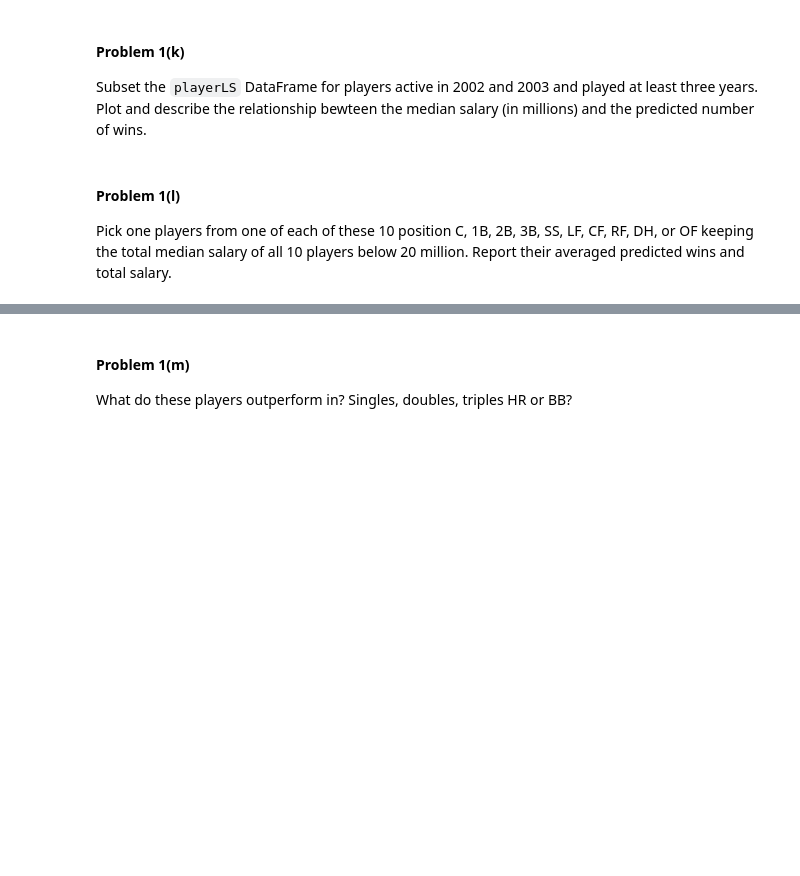
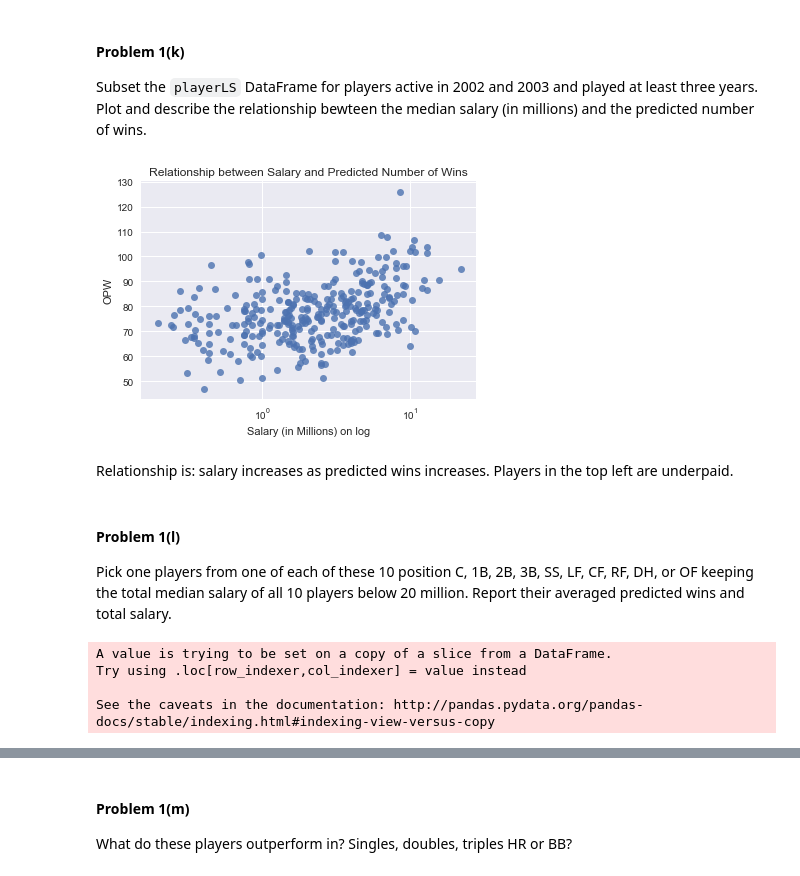
Before and after one commit to dndln/2014, a Jupyter notebook: homework/HW3_working.ipynb, the cells around one changed output, grey strips where cells are left out. Saved outputs shown, nothing was run; the diff lists cells and outputs as text; code cells hidden in the pictures; blank space fills up the shorter version.

```diff
--- a/homework/HW3_working.ipynb
+++ b/homework/HW3_working.ipynb
@@ -362,3 +379,9 @@ Using the `playerstats` DataFrame created in Problem 1(g), create a new DataFram
+# %%
+playerLS["debut"] = playerLS.debut.apply(getyear)
+playerLS["finalGame"] = playerLS.finalGame.apply(getyear)
+cols = list(playerLS.columns)
+cols[1:3]=["minYear","maxYear"]
+playerLS.columns = cols
 # %% [markdown]
 Show the head of the `playerLS` DataFrame.
 # %%
@@ -371,0 +401,5 @@ Compute the OPW for each player based on the average rates in the `playerLS` Dat
+# %%
+### Your code here ###
+avgRates = playerLS[["1B","2B","3B","HR","BB"]].values
+playerLS["OPW"] = lm.predict(avgRates)
+playerLS.head()
@@ -378,3 +417,21 @@ Add four columns to the `playerLS` DataFrame that contains the player's position
+# %%
+### Your code here ###
+from collections import defaultdict
+
+def find_pos(df):
+    positions = df.POS
+    d = defaultdict(int)
+    for pos in positions:
+        d[pos] += 1
+    result = max(d.items(), key=lambda x: x[1])
+    return result[0]
+
+positions_df = fielding.groupby("playerID").apply(find_pos)
+positions_df = positions_df.reset_index()
+positions_df = positions_df.rename(columns={0:"POS"})
+# %%
+playerLS_merged = positions_df.merge(playerLS, how='inner', on="playerID")
+playerLS_merged = playerLS_merged.merge(medianSalaries, how='inner', on=['playerID'])
 # %% [markdown]
 Show the head of the `playerLS` DataFrame.
 # %%
@@ -388,5 +451,36 @@ Subset the `playerLS` DataFrame for players active in 2002 and 2003 and played a
+# %%
+### Your code here ###
+active = playerLS_merged[(playerLS_merged["minYear"] <= 2002) & \
+                         (playerLS_merged["maxYear"] >= 2003) & \
+                         (playerLS_merged["maxYear"] - playerLS_merged["minYear"] >= 3)  ]
+fig = plt.figure()
+ax = fig.gca()
+# ax.scatter(active.salary/10**6, active.OPW, alpha=0.5, c='red')
+sns.regplot(active.median_salary/10**6, active.OPW, fit_reg=False)
+ax.set_xscale('log')
+ax.set_xlabel('Salary (in Millions) on log')
+ax.set_ylabel('OPW')
+ax.set_title('Relationship between Salary and Predicted Number of Wins')
+plt.show()
+# %% [output]
+[figure, added]
+# %% [markdown]
+Relationship is: salary increases as predicted wins increases. Players in the top left are underpaid.
 # %% [markdown]
 #### Problem 1(l)
 Pick one players from one of each of these 10 position C, 1B, 2B, 3B, SS, LF, CF, RF, DH, or OF keeping the total median salary of all 10 players below 20 million. Report their averaged predicted wins and total salary.
 # %%
 ### Your code here ###
+# %%
+def meanNormalizeOPW(df):
+    tmp = df[['resid']]
+    df[['resid']]=tmp-tmp.median(axis=0)
+    return df
+
+active['resid']=active['OPW']
+active = active.groupby('POS').apply(meanNormalizeOPW)
+# %% [output]
+A value is trying to be set on a copy of a slice from a DataFrame.
+Try using .loc[row_indexer,col_indexer] = value instead
+
+See the caveats in the documentation: http://pandas.pydata.org/pandas-docs/stable/indexing.html#indexing-view-versus-copy
```
Also changed, not shown: parts of 24 cells of this notebook.
